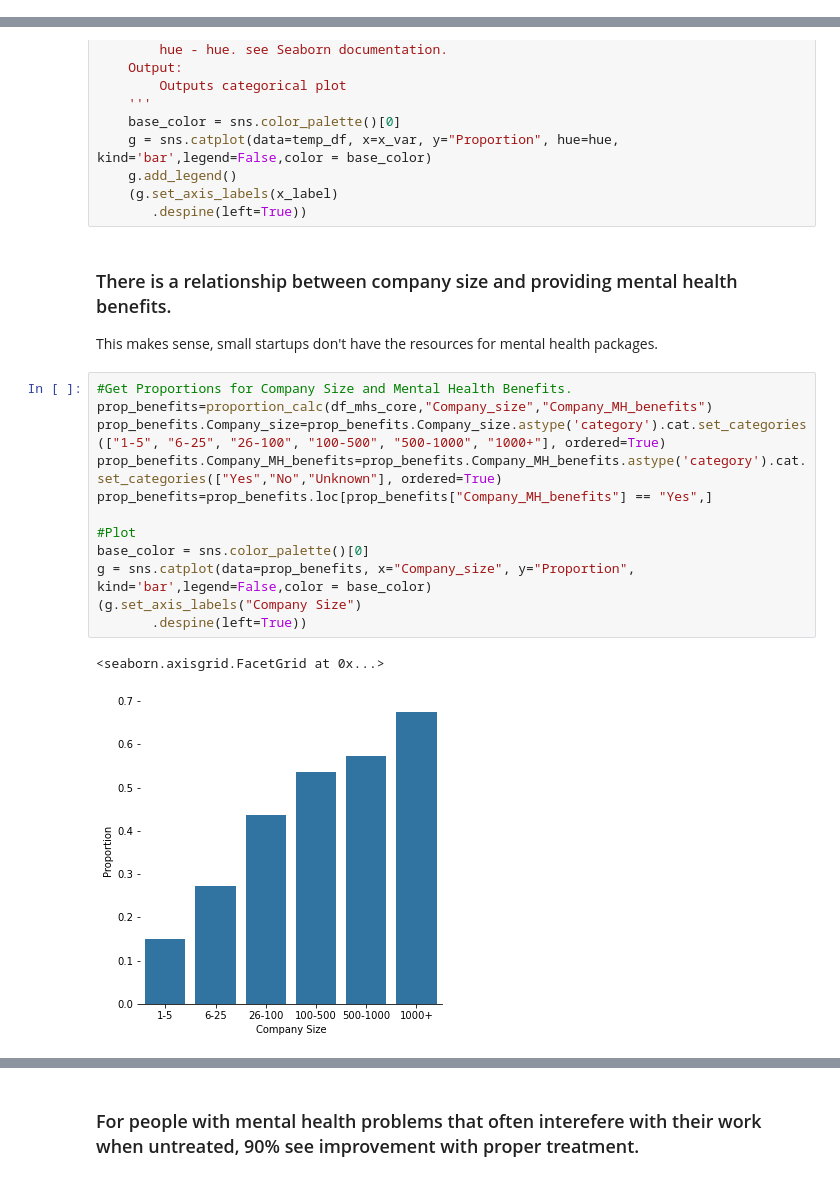
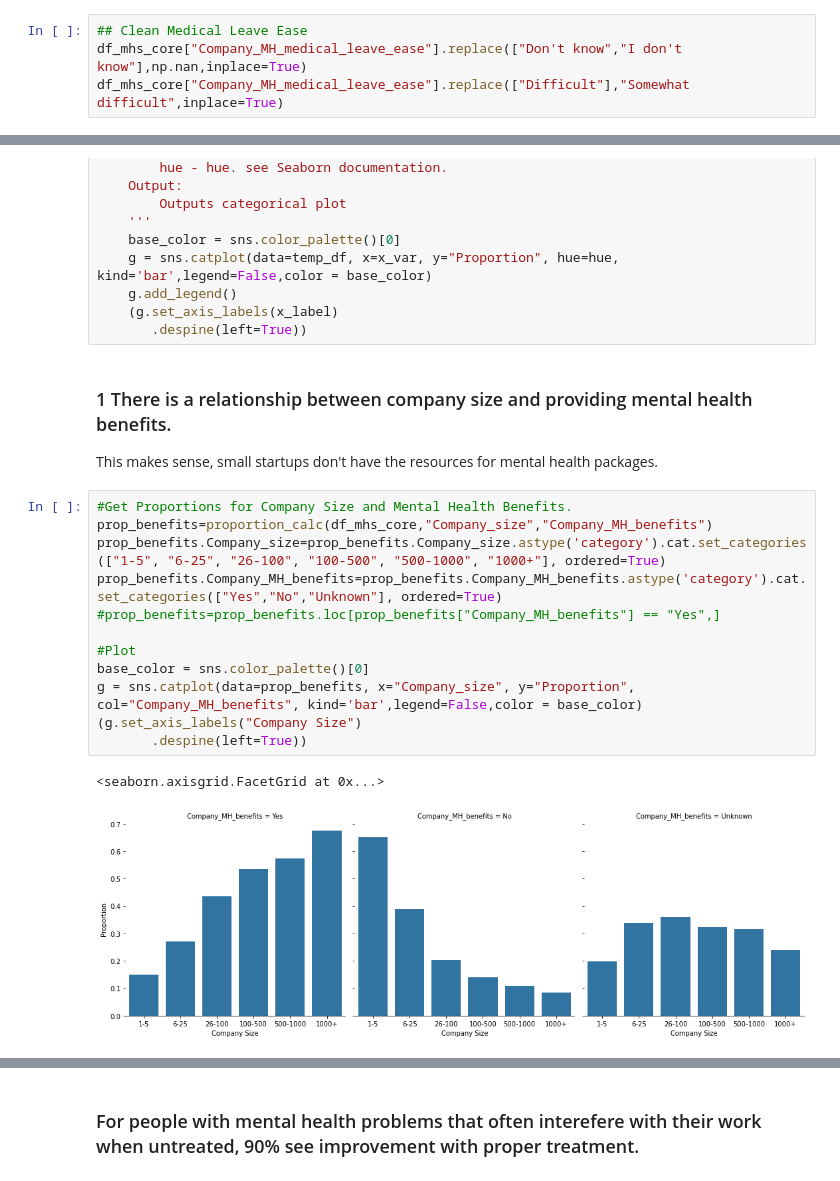
Before and after one commit to DLeirer/Mental_Health_in_Tech, a Jupyter notebook: Mental_Health_in_Tech.ipynb, the cells around one changed output, grey strips where cells are left out. Drawn from its saved outputs; the diff is of its cells as text.

```diff
--- a/Mental_Health_in_Tech.ipynb
+++ b/Mental_Health_in_Tech.ipynb
@@ -314,6 +316,10 @@ for i in range(len(Mental_health_old_cats)):
 # %%
 # Count number of condition to get comorbidity
 df_mhs_core["comorbidity"] = df_mhs_core[Mental_health_new_cats].isin(["Yes"]).sum(axis=1)
+# %%
+## Clean Medical Leave Ease
+df_mhs_core["Company_MH_medical_leave_ease"].replace(["Don't know","I don't know"],np.nan,inplace=True)
+df_mhs_core["Company_MH_medical_leave_ease"].replace(["Difficult"],"Somewhat difficult",inplace=True)
 # %%
 ## Clean Age
 
@@ -422,20 +428,20 @@ def plot_prop(input_df,x_var, x_label, hue):
     (g.set_axis_labels(x_label)
        .despine(left=True))
 # %% [markdown]
-### There is a relationship between company size and providing mental health benefits.
+### 1 There is a relationship between company size and providing mental health benefits.
 This makes sense, small startups don't have the resources for mental health packages.
 # %%
 #Get Proportions for Company Size and Mental Health Benefits.
 prop_benefits=proportion_calc(df_mhs_core,"Company_size","Company_MH_benefits")
 prop_benefits.Company_size=prop_benefits.Company_size.astype('category').cat.set_categories(["1-5", "6-25", "26-100", "100-500", "500-1000", "1000+"], ordered=True)
 prop_benefits.Company_MH_benefits=prop_benefits.Company_MH_benefits.astype('category').cat.set_categories(["Yes","No","Unknown"], ordered=True)
-prop_benefits=prop_benefits.loc[prop_benefits["Company_MH_benefits"] == "Yes",]
+#prop_benefits=prop_benefits.loc[prop_benefits["Company_MH_benefits"] == "Yes",]
 
 #Plot
 base_color = sns.color_palette()[0]
-g = sns.catplot(data=prop_benefits, x="Company_size", y="Proportion", kind='bar',legend=False,color = base_color)
+g = sns.catplot(data=prop_benefits, x="Company_size", y="Proportion", col="Company_MH_benefits", kind='bar',legend=False,color = base_color)
 (g.set_axis_labels("Company Size")
        .despine(left=True))
 # %% [output]
 <seaborn.axisgrid.FacetGrid at 0x...>
-[figure, old version]
+[figure, new version]
```
Also changed, not shown: parts of 17 cells of this notebook.
